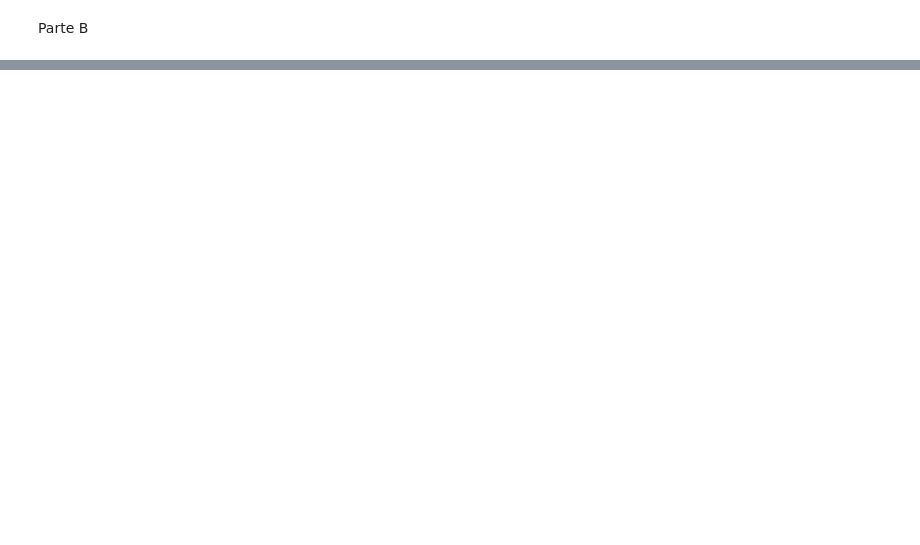
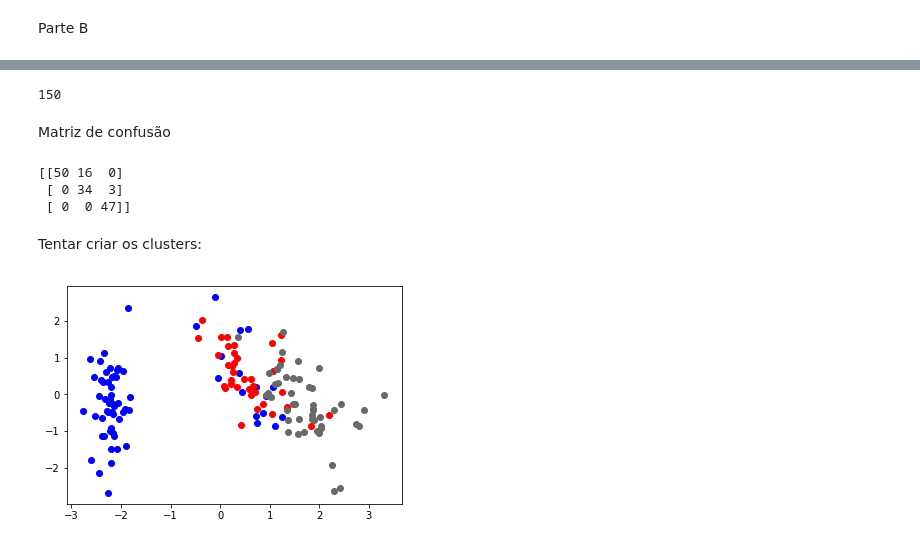
Before and after one commit to ricardotetti/pattern_recognition_and_analisys, a Jupyter notebook: proj_6/iris_network.ipynb, the cells around one changed output, grey strips where cells are left out. Drawn from its saved outputs; the diff is of its cells as text; code cells hidden in the pictures; blank space fills up the shorter version.

```diff
--- a/proj_6/iris_network.ipynb
+++ b/proj_6/iris_network.ipynb
@@ -33,0 +116,53 @@ Parte B
+# %%
+signals = []
+for i in range(len(associeted_eigenvector)):
+    if associeted_eigenvector[i] > 0:
+        signals.append(0)
+
+for i in range(len(associeted_eigenvector_2)):
+    if associeted_eigenvector_2[i] > 0:
+        signals.append(1)
+    else:
+        signals.append(2)
+
+signals.sort()
+
+
+comunidade_1x = []
+comunidade_1y = []
+comunidade_2x = []
+comunidade_2y = []
+comunidade_3x = []
+comunidade_3y = []
+
+for i in range(len(signals)):
+    if signals[i] == 0:
+        comunidade_1x.append(projected_1[i])
+        comunidade_1y.append(projected_2[i])
+    if signals[i] == 1:
+        comunidade_2x.append(projected_1[i])
+        comunidade_2y.append(projected_2[i])
+    if signals[i] == 2:
+        comunidade_3x.append(projected_1[i])
+        comunidade_3y.append(projected_2[i])
+
+print(len(signals))
+# %% [output]
+150
+# %% [markdown]
+Matriz de confusão
+# %%
+print(confusion_matrix(signals,iris.target))
+# %% [output]
+[[50 16  0]
+ [ 0 34  3]
+ [ 0  0 47]]
+# %% [markdown]
+Tentar criar os clusters:
+# %%
+plt.scatter(comunidade_1x,comunidade_1y, color = 'blue')
+plt.scatter(comunidade_2x,comunidade_2y, color = 'red')
+plt.scatter(comunidade_3x,comunidade_3y, color = 'dimgrey')
+plt.show()
+# %% [output]
+[figure, added]
```
Also changed, not shown: parts of 6 cells of this notebook.
